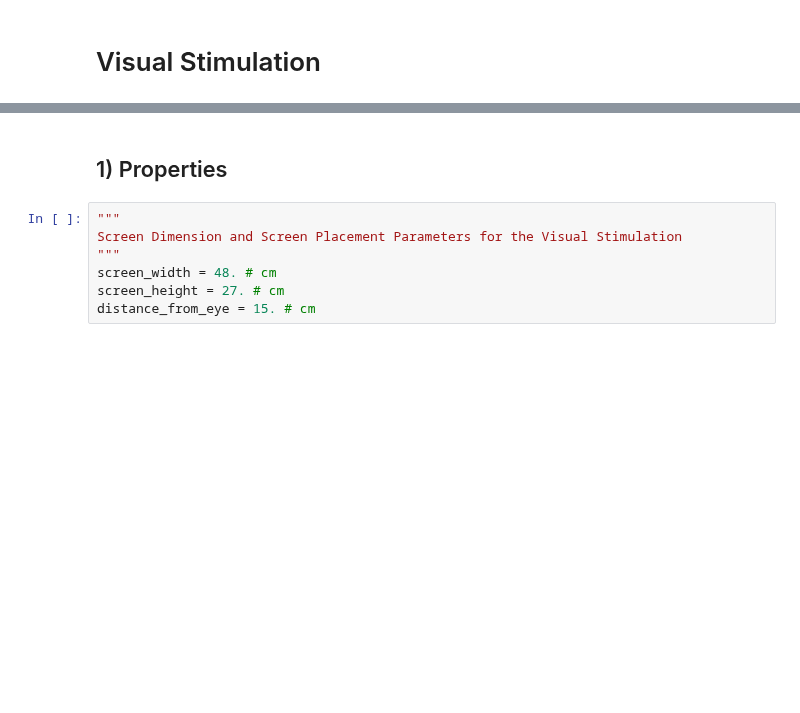
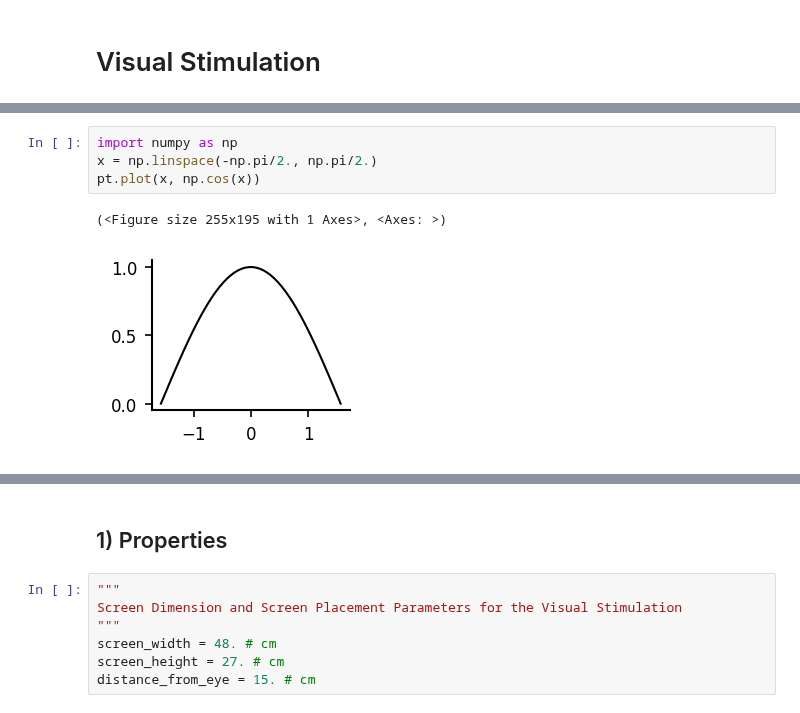
Before and after one commit to LauraGonzalez2000/Lab-notebook, a Jupyter notebook: notebooks/Visual-Stim-Design.ipynb, the cells around one changed output, grey strips where cells are left out. Saved outputs shown, nothing was run; the diff lists cells and outputs as text; blank space fills up the shorter version.

```diff
--- a/notebooks/Visual-Stim-Design.ipynb
+++ b/notebooks/Visual-Stim-Design.ipynb
@@ -2,0 +81,7 @@
+# %%
+import numpy as np
+x = np.linspace(-np.pi/2., np.pi/2.)
+pt.plot(x, np.cos(x))
+# %% [output]
+(<Figure size 255x195 with 1 Axes>, <Axes: >)
+[figure, added]
```
Also changed, not shown: parts of 7 cells of this notebook, 7 other files.
